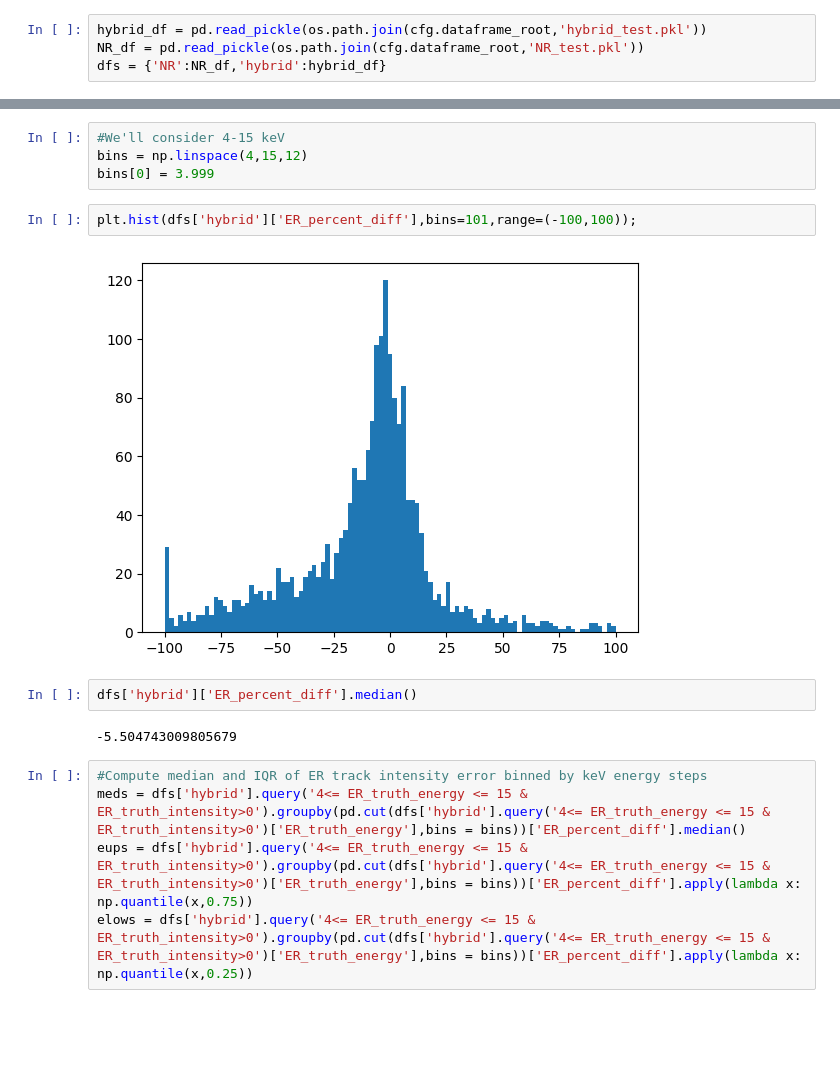
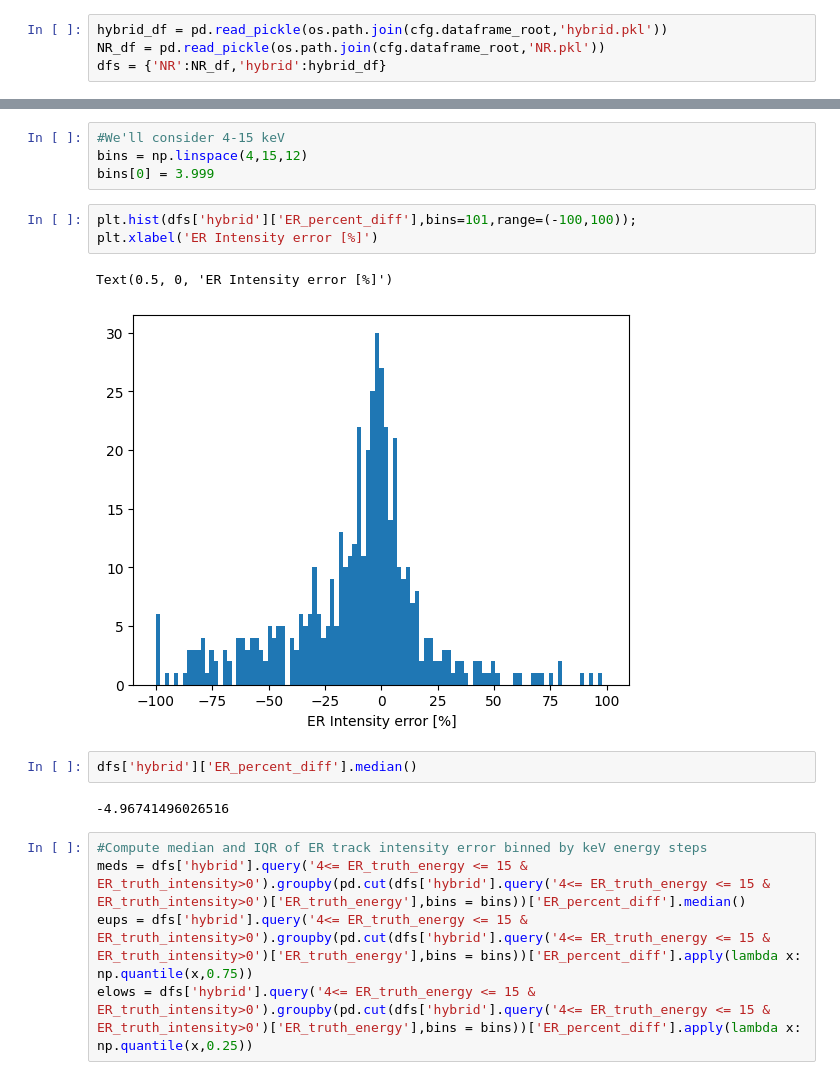
Before and after one commit to jschuel/OASIS, a Jupyter notebook: OASIS/tutorial.ipynb, the cells around one changed output, grey strips where cells are left out. Cells and saved outputs as stored; diff of their text form; blank space fills up the shorter version.

```diff
--- a/OASIS/tutorial.ipynb
+++ b/OASIS/tutorial.ipynb
@@ -44,8 +38,8 @@ of course call train() as shown below
 to train a model"""
 #model = train(cfg)
 # %%
-hybrid_df = pd.read_pickle(os.path.join(cfg.dataframe_root,'hybrid_test.pkl'))
-NR_df = pd.read_pickle(os.path.join(cfg.dataframe_root,'NR_test.pkl'))
+hybrid_df = pd.read_pickle(os.path.join(cfg.dataframe_root,'hybrid.pkl'))
+NR_df = pd.read_pickle(os.path.join(cfg.dataframe_root,'NR.pkl'))
 dfs = {'NR':NR_df,'hybrid':hybrid_df}
 # %%
 # Evaluate on both the hybrid and NR-only sets
@@ -120,12 +123,14 @@ bins = np.linspace(4,15,12)
 bins[0] = 3.999
 # %%
 plt.hist(dfs['hybrid']['ER_percent_diff'],bins=101,range=(-100,100));
+plt.xlabel('ER Intensity error [%]')
 # %% [output]
+Text(0.5, 0, 'ER Intensity error [%]')
-[figure, old version]
+[figure, new version]
 # %%
 dfs['hybrid']['ER_percent_diff'].median()
 # %% [output]
--5.504743009805679
+-4.96741496026516
 # %%
 #Compute median and IQR of ER track intensity error binned by keV energy steps
 meds = dfs['hybrid'].query('4<= ER_truth_energy <= 15 & ER_truth_intensity>0').groupby(pd.cut(dfs['hybrid'].query('4<= ER_truth_energy <= 15 & ER_truth_intensity>0')['ER_truth_energy'],bins = bins))['ER_percent_diff'].median()
```
Also changed, not shown: parts of 14 cells of this notebook.
